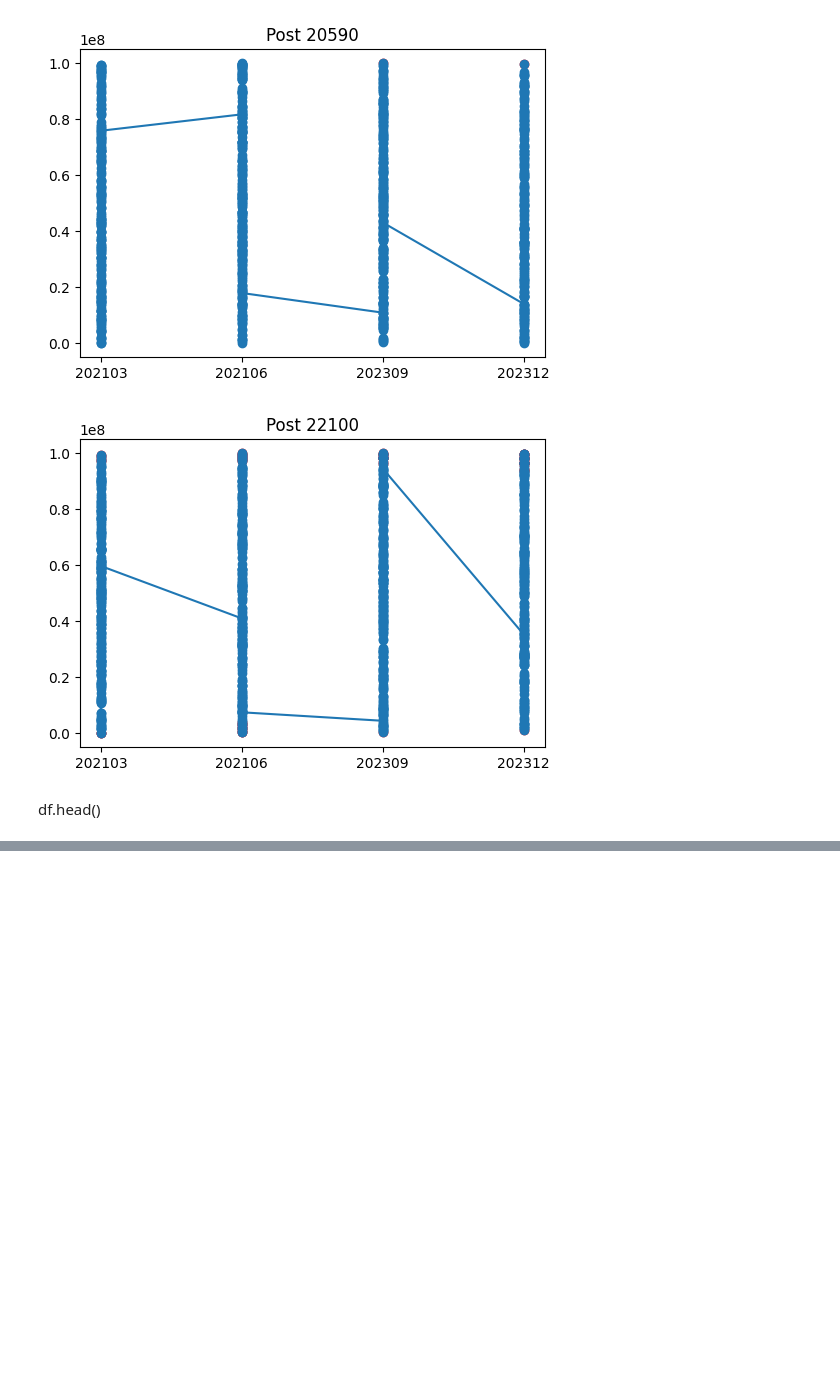
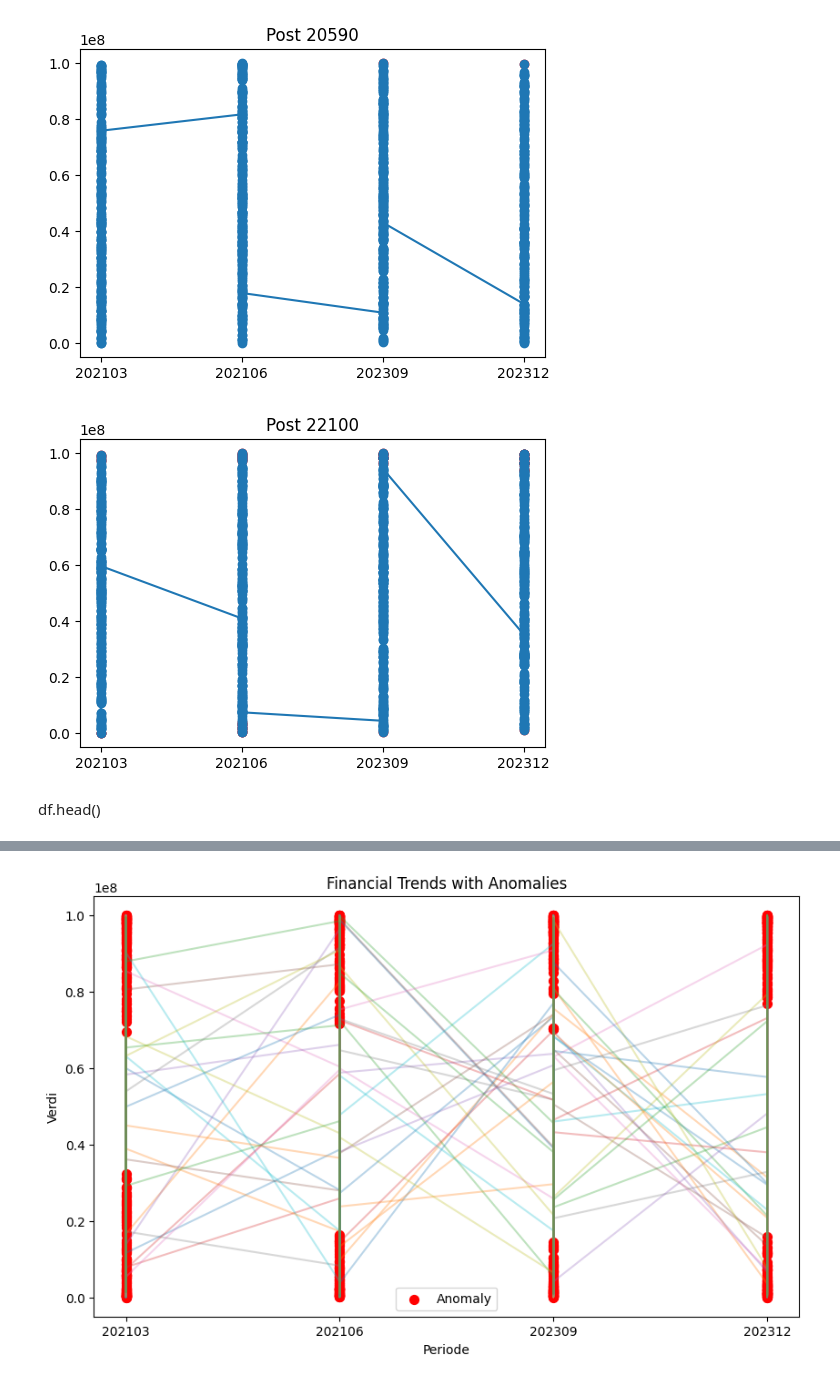
Before and after one commit to katiro24/stat-ut-avengers, a Jupyter notebook: src/ny.ipynb, the cells around one changed output, grey strips where cells are left out. Drawn from its saved outputs; the diff is of its cells as text; code cells hidden in the pictures; blank space fills up the shorter version.

```diff
--- a/src/ny.ipynb
+++ b/src/ny.ipynb
@@ -193,3 +124,10 @@ df.head()
+# %%
+#Lag kolonner "verdi_4850322", "verdi_4851222", "verdi_4850922", "verdi_4850622"
+
+df["verdi_4850322"] = np.random.randint(0, 500001, size=len(df))
+df["verdi_4851222"] = np.random.randint(0, 500001, size=len(df))
+df["verdi_4850922"] = np.random.randint(0, 500001, size=len(df))
+df["verdi_4850622"] = np.random.randint(0, 500001, size=len(df))
 # %%
 df["endring"].value_counts()
 # %% [output]
@@ -208,0 +158,77 @@ Name: count, Length: 1984, dtype: int64
+# %%
+X = df[["verdi","post_code","periode_code"]]
+y = df[["endring"]]
+
+# # Apply ML model
+
+# +
+from sklearn.ensemble import IsolationForest
+
+model = IsolationForest(contamination=0.05)
+
+df["anomaly"] = model.fit_predict(X)
+# -
+
+print(df.head())
+
+# # Sort data by period
+
+df = df.sort_values(by="periode")
+
+# # Line plot
+
+# +
+plt.figure(figsize=(10,6))
+
+# Plot all data (faint lines)
+for post in df["post"].unique():
+    subset = df[df["post"] == post]
+    plt.plot(subset["periode"], subset["verdi"], alpha=0.3)
+
+# Highlight anomalies
+anomaly = df[df["anomaly"] == -1]
+plt.scatter(anomaly["periode"], anomaly["verdi"], color="red", s=50, label="Anomaly")
+
+plt.title("Financial Trends with Anomalies")
+plt.xlabel("Periode")
+plt.ylabel("Verdi")
+plt.legend()
+
+plt.show()
+
+# +
+post_example = "20000"
+
+subset = df[df["post"] == post_example]
+
+plt.figure(figsize=(8,5))
+
+plt.plot(subset["periode"], subset["verdi"], marker="o", label="Trend")
+plt.scatter(subset[subset["anomaly"]==-1]["periode"],
+            subset[subset["anomaly"]==-1]["verdi"],
+            color="red", label="Anomaly", s=80)
+
+plt.title(f"Post {post_example} over time")
+plt.xlabel("Periode")
+plt.ylabel("Verdi")
+plt.legend()
+
+plt.show()
+# -
+
+for post in ["20000","20590","22100"]:
+    subset = df[df["post"] == post]
+
+    plt.figure(figsize=(6,4))
+
+    plt.plot(subset["periode"], subset["verdi"], marker="o")
+
+    plt.scatter(subset[subset["anomaly"]==-1]["periode"],
+                subset[subset["anomaly"]==-1]["verdi"],
+                color="red")
+
+    plt.title(f"Post {post}")
+    plt.show()
+
+subset = df[df["post"] == post_example]
+# %% [output]
@@ -208,0 +248 @@ Name: count, Length: 1984, dtype: int64
+[figure, added]
```
Also changed, not shown: parts of 8 cells of this notebook.
